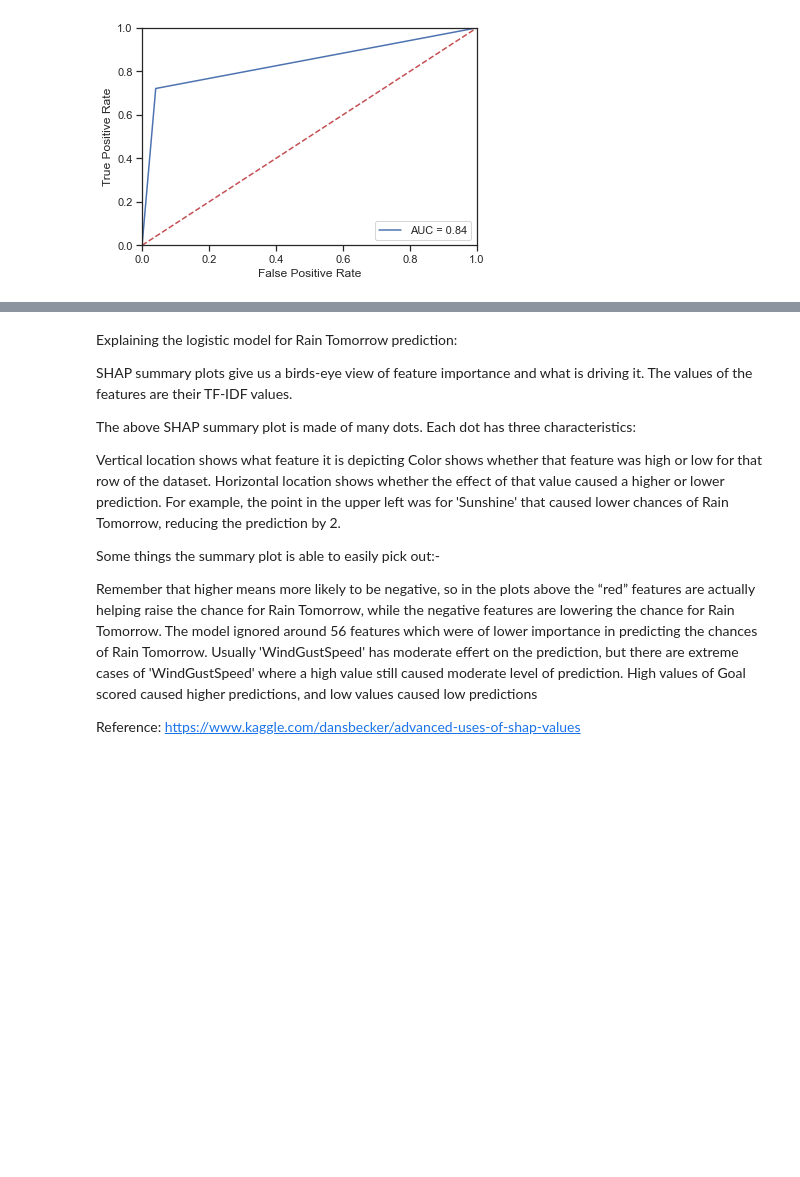
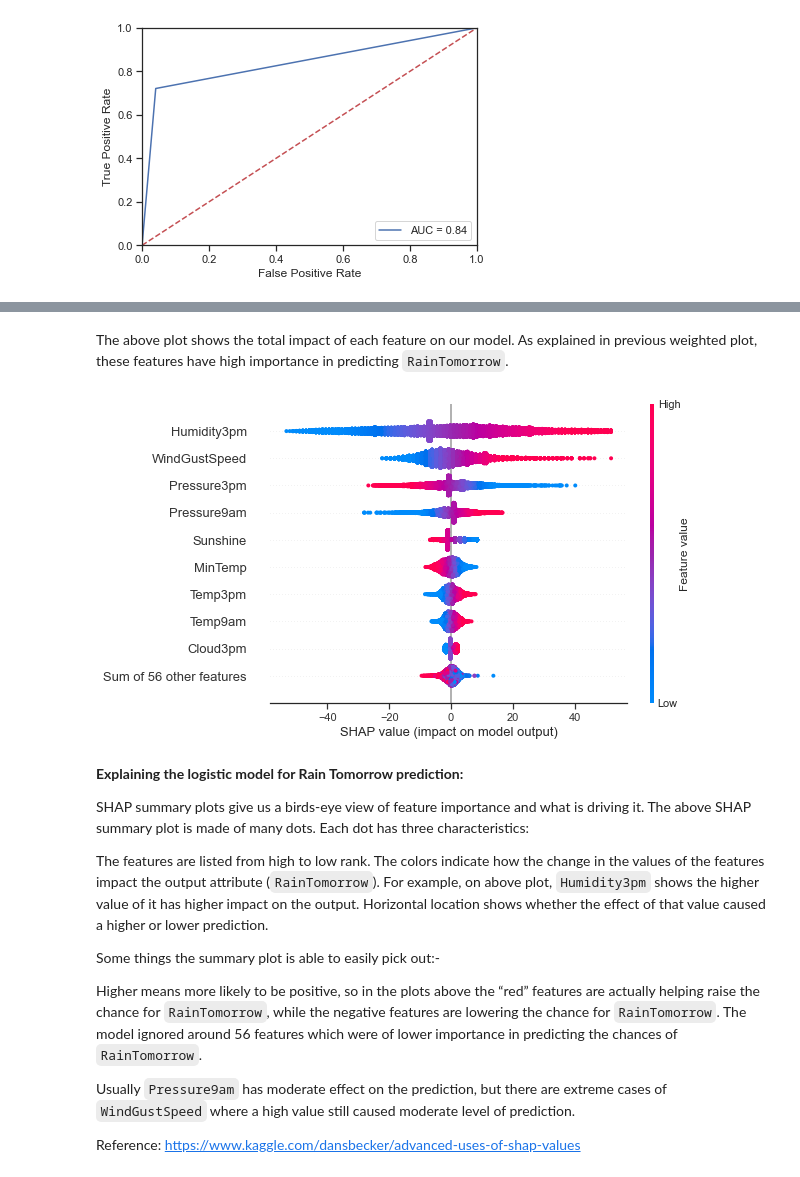
Before and after one commit to ravisiv/AussieWeatherEDA, a Jupyter notebook: MiniLab_Group3_Chowdhury_Mittal_Srivastava_Sivaraman.ipynb, the cells around one changed output, grey strips where cells are left out. Cells and saved outputs as stored; diff of their text form; code cells hidden in the pictures; blank space fills up the shorter version.

```diff
--- a/MiniLab_Group3_Chowdhury_Mittal_Srivastava_Sivaraman.ipynb
+++ b/MiniLab_Group3_Chowdhury_Mittal_Srivastava_Sivaraman.ipynb
@@ -1030,7 +1146,11 @@ shap.summary_plot(vals, df_model.columns, plot_type="bar")
+# %% [markdown]
+The above plot shows the total impact of each feature on our model. As explained in previous weighted plot, these features have high importance in predicting `RainTomorrow`.
 # %%
 # Summarize the effect of all the features through SHAP summary plot:
-explainer = shap.Explainer(lr_clf, X_train, feature_names=df_model.columns)
+explainer = shap.Explainer(top_lr_model, X_train, feature_names=df_model.columns)
 shap_values = explainer(X_test)
 shap.plots.beeswarm(shap_values)
 
 # Reference: https://shap.readthedocs.io/en/latest/example_notebooks/tabular_examples/linear_models/Sentiment%20Analysis%20with%20Logistic%20Regression.html
+# %% [output]
+[figure, added]
@@ -1039,21 +1157,16 @@ pip install InvalidSchemeCombination
 # %% [markdown]
-Explaining the logistic model for Rain Tomorrow prediction:
+**Explaining the logistic model for Rain Tomorrow prediction:**
 
-SHAP summary plots give us a birds-eye view of feature importance and what is driving it. The values of the features are their TF-IDF values.
+SHAP summary plots give us a birds-eye view of feature importance and what is driving it. The above SHAP summary plot is made of many dots. Each dot has three characteristics:
 
-The above SHAP summary plot is made of many dots. Each dot has three characteristics:
-
-Vertical location shows what feature it is depicting
-Color shows whether that feature was high or low for that row of the dataset.
-Horizontal location shows whether the effect of that value caused a higher or lower prediction.
-For example, the point in the upper left was for 'Sunshine' that caused lower chances of Rain Tomorrow, reducing the prediction by 2.
+The features are listed from high to low rank. The colors indicate how the change in the values of the features impact the output attribute (`RainTomorrow`). For example, on above plot, `Humidity3pm` shows the higher value of it has higher impact on the output. Horizontal location shows whether the effect of that value caused a higher or lower prediction.
 
 Some things the summary plot is  able to easily pick out:-
 
-Remember that higher means more likely to be negative, so in the plots above the “red” features are actually helping raise the chance for Rain Tomorrow, while the negative features are lowering the chance for Rain Tomorrow.
-The model ignored around 56 features which were of lower importance in predicting the chances of Rain Tomorrow.
-Usually 'WindGustSpeed' has moderate effert on the prediction, but there are extreme cases of 'WindGustSpeed' where a high value still caused moderate level of prediction.
-High values of Goal scored caused higher predictions, and low values caused low predictions
+Higher means more likely to be positive, so in the plots above the “red” features are actually helping raise the chance for `RainTomorrow`, while the negative features are lowering the chance for `RainTomorrow`.
+The model ignored around 56 features which were of lower importance in predicting the chances of `RainTomorrow`.
+
+Usually `Pressure9am` has moderate effect on the prediction, but there are extreme cases of `WindGustSpeed` where a high value still caused moderate level of prediction.
 
 Reference: https://www.kaggle.com/dansbecker/advanced-uses-of-shap-values
 # %%
```
Also changed, not shown: parts of 42 cells of this notebook.
